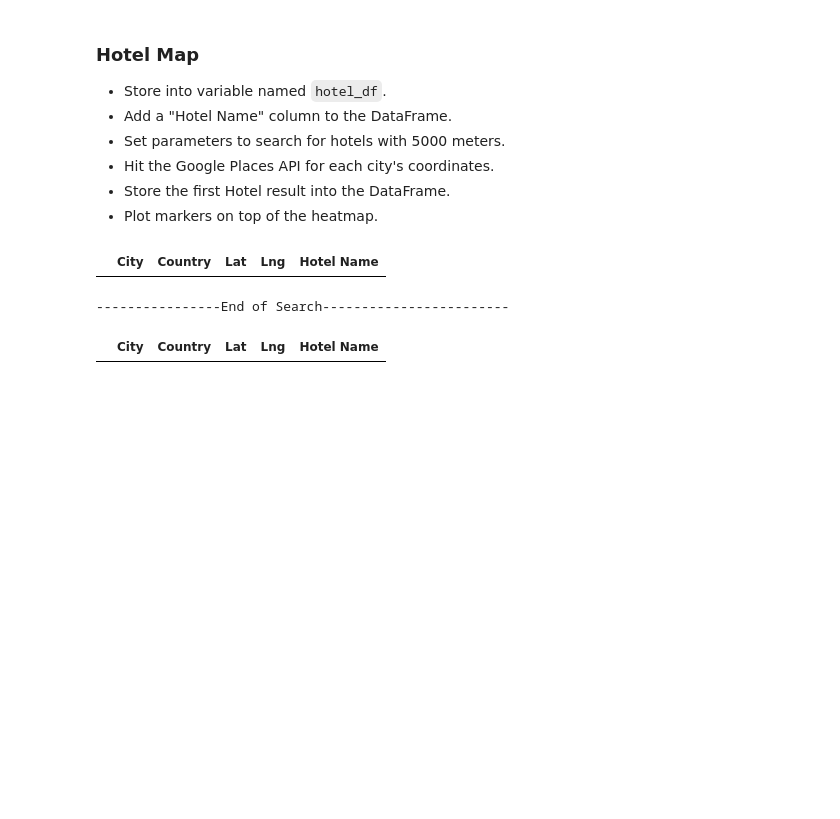
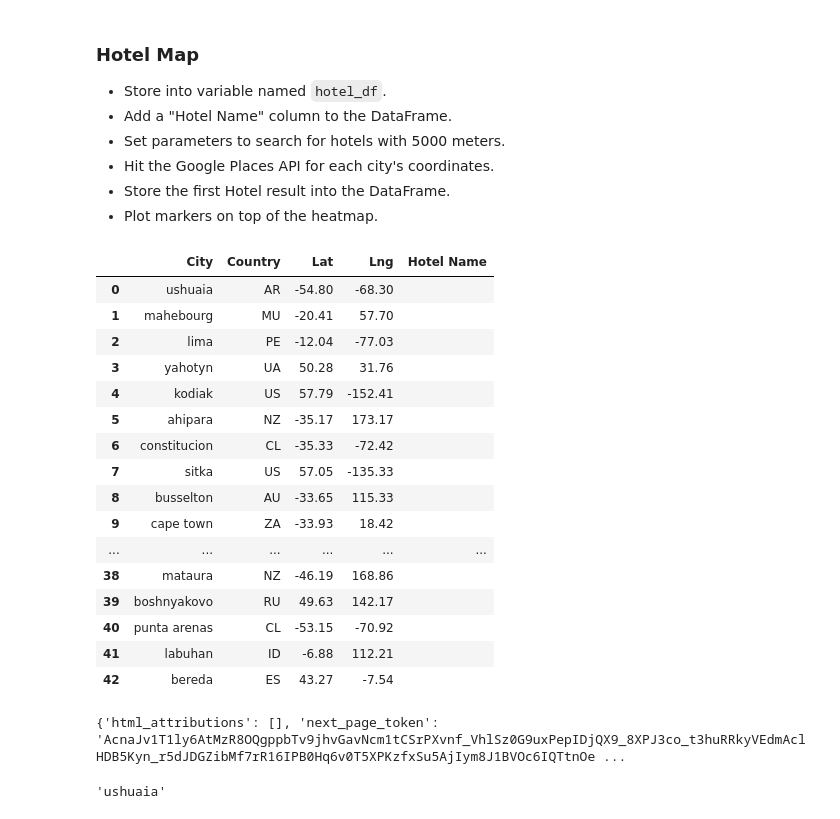
Before and after one commit to kramskb1/Whats-the-Weather-Like-pythonapihw, a Jupyter notebook: WeatherPy/VacationPy.ipynb, the cells around one changed output. Saved outputs shown, nothing was run; the diff lists cells and outputs as text; code cells hidden in the pictures; blank space fills up the shorter version.

```diff
--- a/WeatherPy/VacationPy.ipynb
+++ b/WeatherPy/VacationPy.ipynb
@@ -108,8 +108,24 @@ new_types_df[max_temp & wind_speed & cloudiness]
 * Store the first Hotel result into the DataFrame.
 * Plot markers on top of the heatmap.
 # %%
-hotel_df = narrowed_city_df.loc[:,["City", "Country", "Lat", "Lng"]]
-hotel_df["Hotel Name"] = " "
+hotel_df = pd.DataFrame(weather_data, columns=["City", "Country", "Lat", "Lng"])
+hotel_df["Hotel Name"] = "  "
 hotel_df
 # %% [output]
 |  | City | Country | Lat | Lng | Hotel Name |
+| 0 | ushuaia | AR | -54.80 | -68.30 |  |
+| 1 | mahebourg | MU | -20.41 | 57.70 |  |
+| 2 | lima | PE | -12.04 | -77.03 |  |
+| 3 | yahotyn | UA | 50.28 | 31.76 |  |
+| 4 | kodiak | US | 57.79 | -152.41 |  |
+| 5 | ahipara | NZ | -35.17 | 173.17 |  |
+| 6 | constitucion | CL | -35.33 | -72.42 |  |
+| 7 | sitka | US | 57.05 | -135.33 |  |
+| 8 | busselton | AU | -33.65 | 115.33 |  |
+| 9 | cape town | ZA | -33.93 | 18.42 |  |
+| ... | ... | ... | ... | ... | ... |
+| 38 | mataura | NZ | -46.19 | 168.86 |  |
+| 39 | boshnyakovo | RU | 49.63 | 142.17 |  |
+| 40 | punta arenas | CL | -53.15 | -70.92 |  |
+| 41 | labuhan | ID | -6.88 | 112.21 |  |
+| 42 | bereda | ES | 43.27 | -7.54 |  |
@@ -122,23 +132,21 @@ params = {"type" : "hotel",
-# %%
-for index, row in hotel_df.iterrows():
-    lat = row["Lat"]
-    lng = row["Lng"]
-    city_name = row["City"]
-    params["location"] = f"{lat},{lng}"
-    print(f"Retrieving Results for Index {index} : {city_name}.")
-    response = requests.get(base_url, params=params).json()
-    results = response['results']
-    try:
-        print(f"The closest hotel in {city_name} is {results[0] ['name']}.")
-        hotel_df.loc[index, "Hotel Name"] = results[0] ['name']
-    except (KeyError, IndexError):
-        print("result missing...skipping.")
-        print("-----------------------")
-        time.sleep(1)
-print("----------------End of Search------------------------")
-# %% [output]
-----------------End of Search------------------------
-# %%
-hotel_df
-# %% [output]
-|  | City | Country | Lat | Lng | Hotel Name |
+# %%
+target_coordinates = f"{hotel_df['Lat'][0]},{hotel_df['Lng'][0]}"
+target_search = "hotel"
+target_radius = 5000
+target_type = "hotel"
+params = {
+    "location": target_coordinates,
+    "keyword": target_search,
+    "radius": target_radius,
+    "type": target_type,
+    "key": Google_API_Key
+}
+base_url = "https://maps.googleapis.com/maps/api/place/nearbysearch/json"
+response  = requests.get(base_url, params=params)
+print(response.json())
+# %% [output]
+{'html_attributions': [], 'next_page_token': 'AcnaJv1T1ly6AtMzR8OQgppbTv9jhvGavNcm1tCSrPXvnf_VhlSz0G9uxPepIDjQX9_8XPJ3co_t3huRRkyVEdmAclHDB5Kyn_r5dJDGZibMf7rR16IPB0Hq6v0T5XPKzfxSu5AjIym8J1BVOc6IQTtnOe ...
+# %%
+hotel_df.iloc[0][0]
+# %% [output]
+'ushuaia'
```
Also changed, not shown: parts of 4 cells of this notebook.
